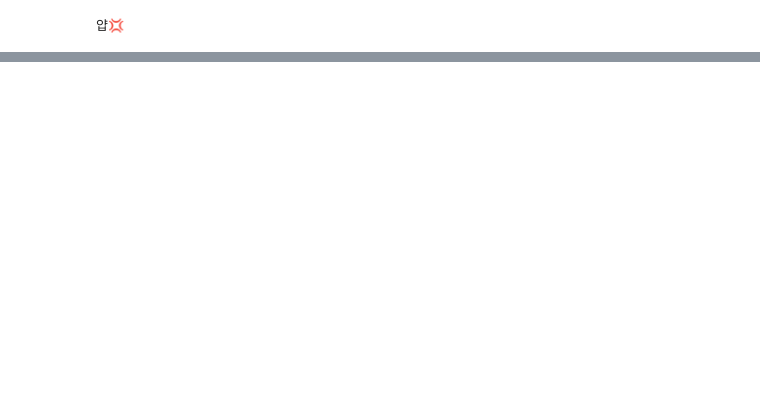
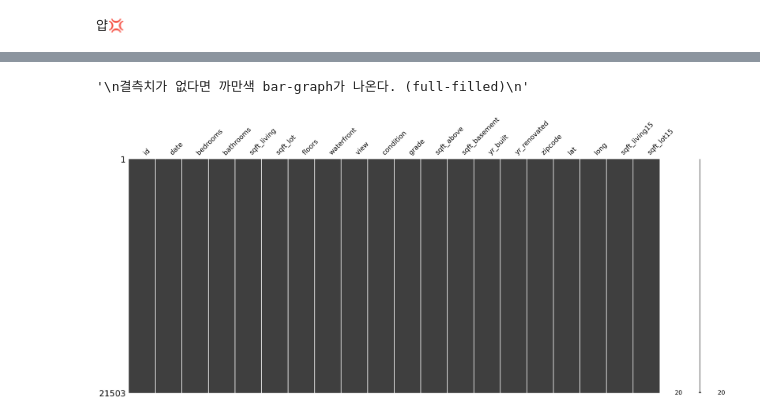
Before and after one commit to KimmyGibbs/study_record_of_aiffel, a Jupyter notebook: EXPLORATION_RS5/lectures/example_3rd.ipynb, the cells around one changed output, grey strips where cells are left out. Cells and saved outputs as stored; diff of their text form; code cells hidden in the pictures; blank space fills up the shorter version.

```diff
--- a/EXPLORATION_RS5/lectures/example_3rd.ipynb
+++ b/EXPLORATION_RS5/lectures/example_3rd.ipynb
@@ -35,3 +52,13 @@ import seaborn as sns
 print('얍💢')
 # %% [output]
 얍💢
+# %%
+# 로컬 기준 테스트 환경 구성
+data_dir = '../data/kaggles/kakr_housing/'
+# hint : os.getenv를 사용하거나 직접 경로를 작성
+
+train_data_path = join(data_dir, 'train.csv')
+sub_data_path = join(data_dir, 'test.csv')      # 테스트, 즉 submission 시 사용할 데이터 경로
+
+print(train_data_path)
+print(sub_data_path)
@@ -37,0 +92,6 @@ print('얍💢')
+# %%
+# 데이터 불러오기
+data = pd.read_csv(train_data_path)
+sub = pd.read_csv(sub_data_path)
+print(f'train data dim : {data.shape}')
+print(f'sub data dim : {sub.shape}')
@@ -37,0 +113,7 @@ print('얍💢')
+# %%
+# 학습 데이터와 테스트 데이터 합치기
+train_len = len(data)
+data = pd.concat((data, sub), axis=0)
+
+print(len(data))
+data.head()
@@ -37,0 +128,12 @@ print('얍💢')
+# %%
+# 간단한 전처리; 결측치 확인하기 - missingno 라이브러리를 사용하여
+msno.matrix(data)
+
+"""
+결측치가 없다면 까만색 bar-graph가 나온다. (full-filled)
+
+# 데이터 프레임 고급 인덱싱 관련 참고링크: https://datascienceschool.net/01%20python/04.03%20%EB%8D%B0%EC%9D%B4%ED%84%B0%ED%94%84%EB%A0%88%EC%9E%84%20%EA%B3%A0%EA%B8%89%20%EC%9D%B8%EB%8D%B1%EC%8B%B1.html?highlight=%EB%8D%B0%EC%9D%B4%ED%84%B0%ED%94%84%EB%A0%88%EC%9E%84%20%EA%B3%A0%EA%B8%89%20%EC%9D%B8%EB%8D%B1%EC%8B%B1
+"""
+# %% [output]
+'\n결측치가 없다면 까만색 bar-graph가 나온다. (full-filled)\n'
+[figure, added]
```
Also changed, not shown: parts of 15 cells of this notebook, 6 other files.
